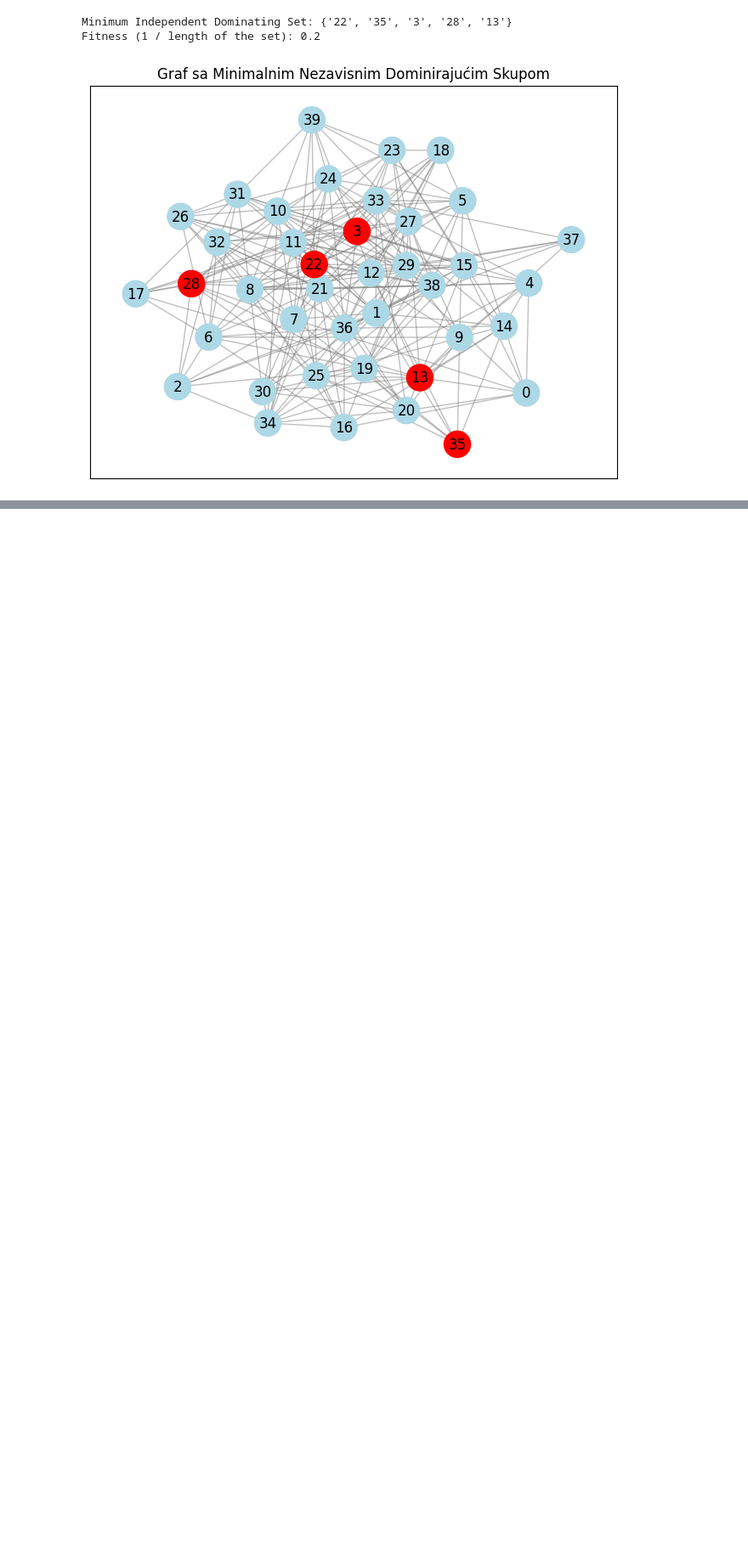
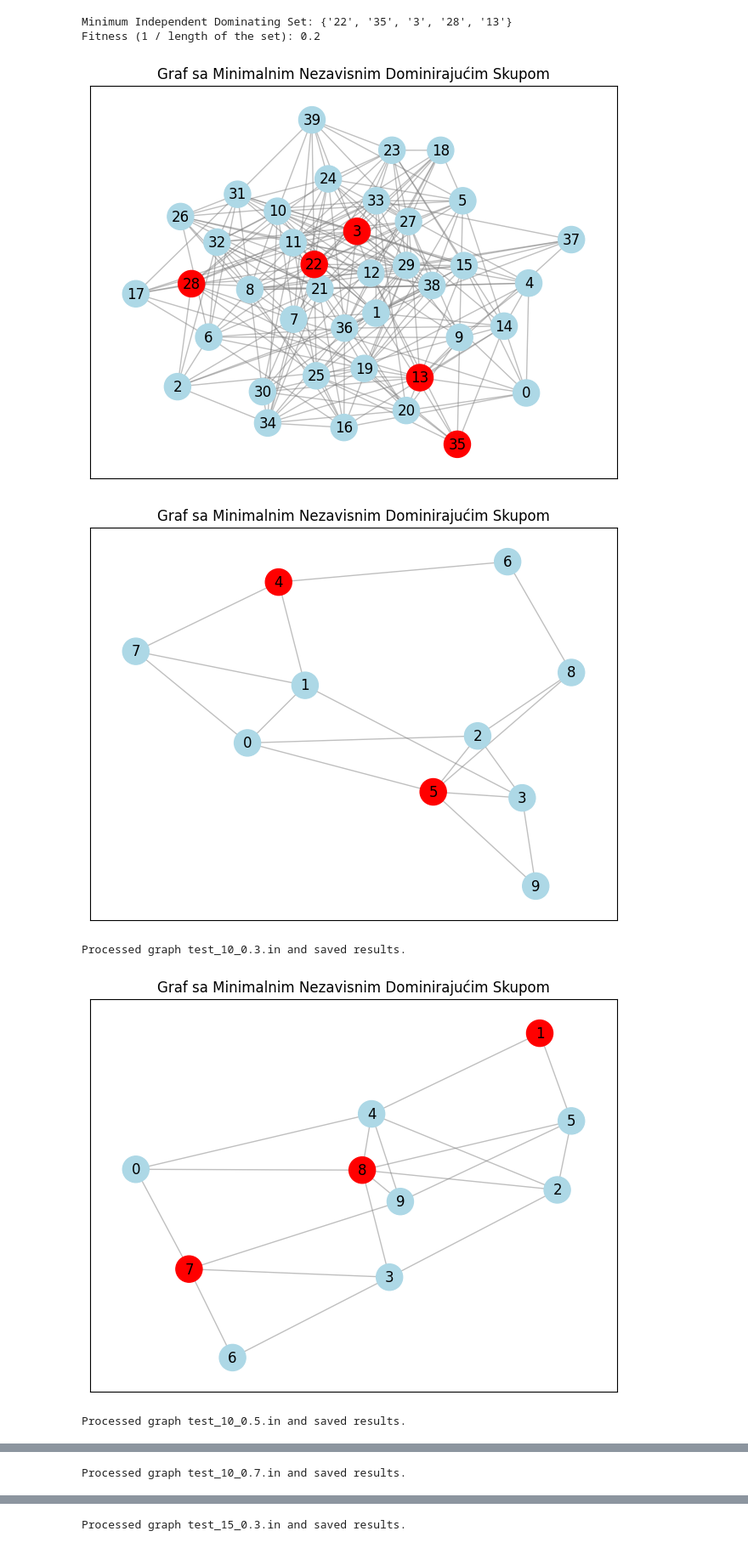
Before and after one commit to sarakalinic24/MIDominatingSet, a Jupyter notebook: acoAlg.ipynb, the cells around one changed output, grey strips where cells are left out. Shown at 85% size. Drawn from its saved outputs; the diff is of its cells as text; code cells hidden in the pictures; blank space fills up the shorter version.

Commit message:
start tests for aco

```diff
--- a/acoAlg.ipynb
+++ b/acoAlg.ipynb
@@ -94,3 +94,62 @@ draw_graph(graph, best_set)
 Minimum Independent Dominating Set: {'22', '35', '3', '28', '13'}
 Fitness (1 / length of the set): 0.2
 [figure]
+# %%
+import os
+import networkx as nx
+import time
+
+def run_aco_on_tests(directory="tests/", results_dir="results/", output_file="acoResults.txt"):
+    # Check if results directory exists, if not, create it
+    if not os.path.exists(results_dir):
+        os.makedirs(results_dir)
+
+    # Prepare the output file
+    output_path = os.path.join(results_dir, output_file)
+
+    with open(output_path, 'w') as f_out:
+        # Iterate through all the files in the tests directory
+        for filename in os.listdir(directory):
+            if filename.endswith(".in"):  # Only process files that have the .in extension
+                # Construct the full path to the graph file
+                graph_path = os.path.join(directory, filename)
+
+                # Read the graph from the file
+                graph = nx.read_gml(graph_path)
+
+                # Start time measurement
+                start_time = time.time()
+
+                # Run ACO algorithm on the graph
+                best_set, best_value = aco_minimum_independent_dominating_set(
+                    graph, num_ants=10, num_iterations=1000, alpha=1, beta=1, evaporation_rate=0.1)
+
+                # Measure elapsed time
+                elapsed_time = time.time() - start_time
+
+                # Get number of nodes in the best found set (size of the independent dominating set)
+                num_nodes_in_set = len(best_set)
+                num_iterations = 1000  # This should match your actual value used in ACO
+
+                # Determine result message
+                result_message = "Minimum independent dominating set found." if best_value != float('-inf') else "No valid solution found."
+
+                # Write the results to the output file in the specified format
+                f_out.write(f"Test Name: {filename}\n")
+                f_out.write(f"Result: {result_message}\n")
+                f_out.write(f"Number of nodes: {num_nodes_in_set}\n")
+                f_out.write(f"Number of iterations: {num_iterations}\n")
+                f_out.write(f"Time taken (seconds): {elapsed_time}\n")
+                f_out.write("\n")  # Add a new line for readability
+
+                draw_graph(graph, best_set)
+
+                print(f"Processed graph {filename} and saved results.")
+
+# Example usage:
+run_aco_on_tests(directory="tests/", results_dir="results/", output_file="acoResults.txt")
+# %% [output]
+[figure, added]
+Processed graph test_10_0.3.in and saved results.
+[figure, added]
+Processed graph test_10_0.5.in and saved results.
@@ -96,0 +157 @@ Fitness (1 / length of the set): 0.2
+Processed graph test_10_0.7.in and saved results.
@@ -96,0 +159 @@ Fitness (1 / length of the set): 0.2
+Processed graph test_15_0.3.in and saved results.
```
Also changed, not shown: parts of 1 cell of this notebook, 1 other file.
